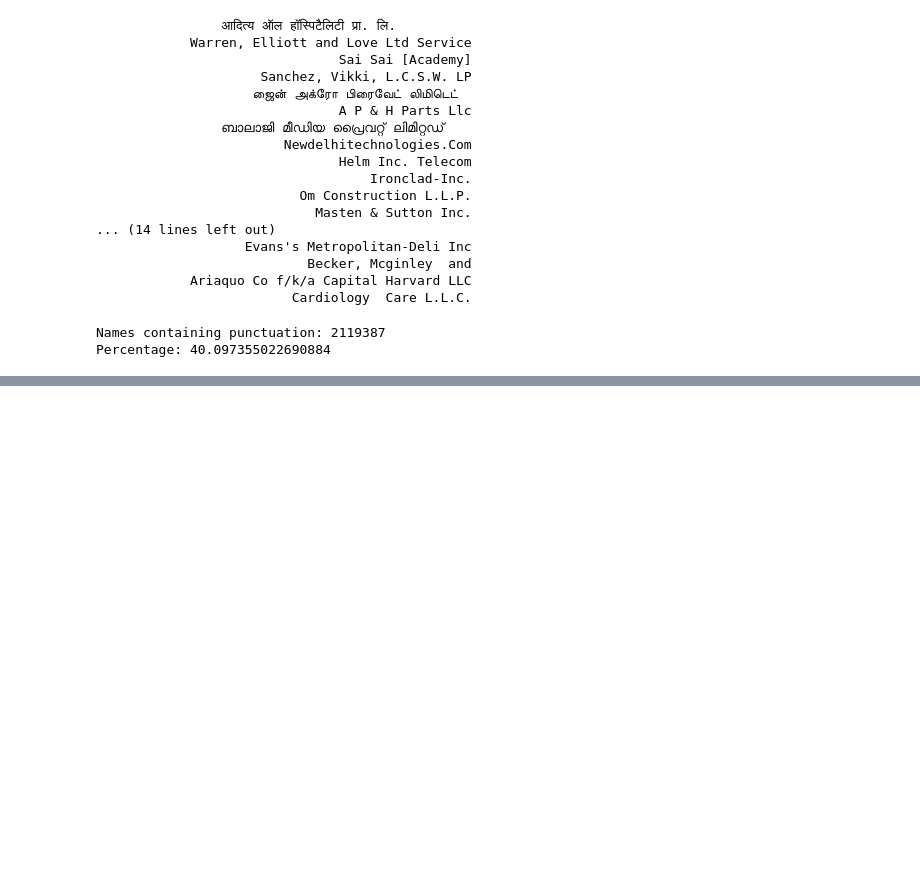
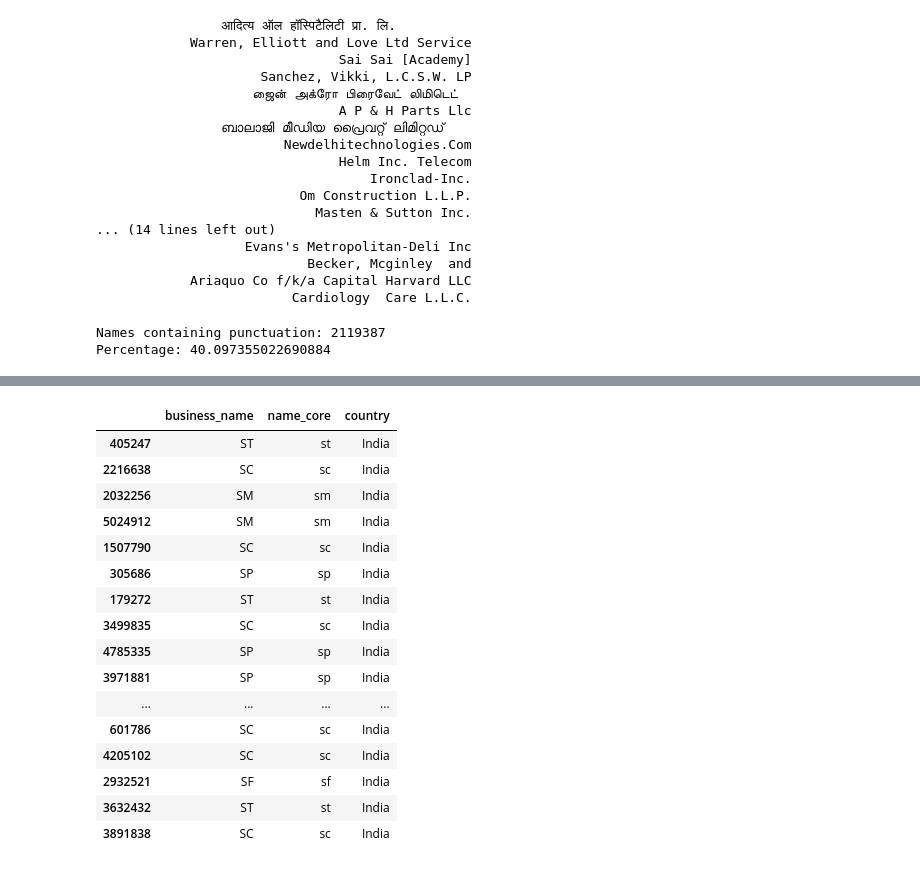
Before and after one commit to madhavmishra09/amazon-ml, a Jupyter notebook: code/business_entity_resolution/src/train3.ipynb, the cells around one changed output, grey strips where cells are left out. Cells and saved outputs as stored; diff of their text form; code cells hidden in the pictures; blank space fills up the shorter version.

```diff
--- a/code/business_entity_resolution/src/train3.ipynb
+++ b/code/business_entity_resolution/src/train3.ipynb
@@ -1052,0 +1837,24 @@ Percentage: 40.097355022690884
+# %%
+df.loc[
+    (df["country"] == "India") &
+    (df["name_core"].isin(["sc", "si", "ss", "st", "ac", "sp", "sf", "sb", "sm"])),
+    ["business_name", "name_core", "country"]
+].sample(30)
+# %% [output]
+|  | business_name | name_core | country |
+| 405247 | ST | st | India |
+| 2216638 | SC | sc | India |
+| 2032256 | SM | sm | India |
+| 5024912 | SM | sm | India |
+| 1507790 | SC | sc | India |
+| 305686 | SP | sp | India |
+| 179272 | ST | st | India |
+| 3499835 | SC | sc | India |
+| 4785335 | SP | sp | India |
+| 3971881 | SP | sp | India |
+| ... | ... | ... | ... |
+| 601786 | SC | sc | India |
+| 4205102 | SC | sc | India |
+| 2932521 | SF | sf | India |
+| 3632432 | ST | st | India |
+| 3891838 | SC | sc | India |
```
Also changed, not shown: parts of 57 cells of this notebook.
